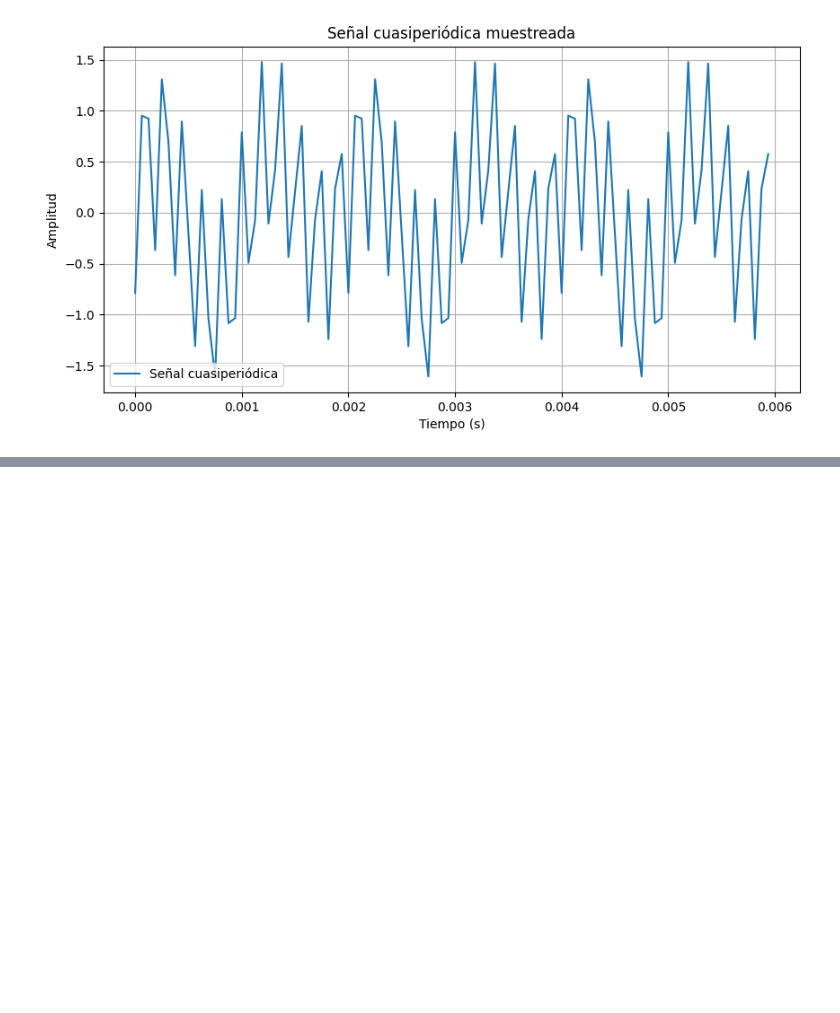
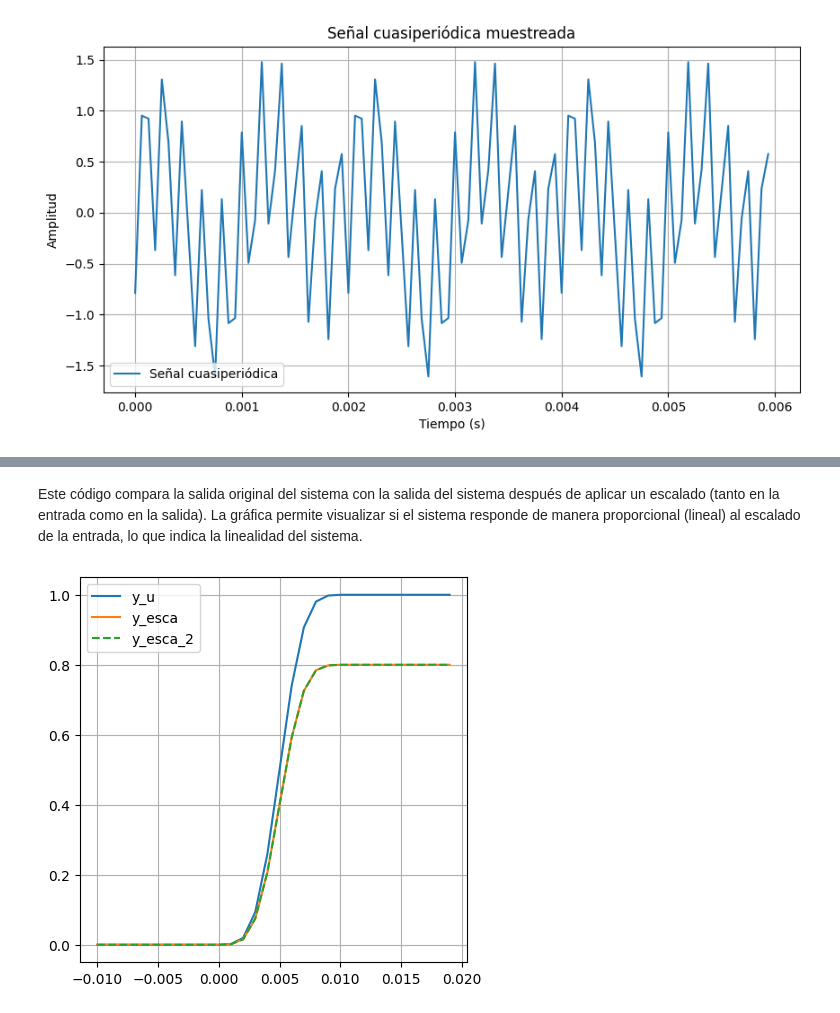
Before and after one commit to JParraArias/SignalsAndSystems2024-2, a Jupyter notebook: Parcial_1__Señales_y_sistemas_2024_2.ipynb, the cells around one changed output, grey strips where cells are left out. Drawn from its saved outputs; the diff is of its cells as text; code cells hidden in the pictures; blank space fills up the shorter version.

```diff
--- a/Parcial_1__Señales_y_sistemas_2024_2.ipynb
+++ b/Parcial_1__Señales_y_sistemas_2024_2.ipynb
@@ -217,0 +341,20 @@ plt.show()
+# %% [markdown]
+Este código compara la salida original del sistema con la salida del sistema después de aplicar un escalado (tanto en la entrada como en la salida). La gráfica permite visualizar si el sistema responde de manera proporcional (lineal) al escalado de la entrada, lo que indica la linealidad del sistema.
+# %%
+#Se verifica la linealidad
+from ctypes import c_bool
+a = 0.8
+c_linealidad = a*signal_u
+
+y_esca = my_system.predict(c_linealidad)
+
+y_esca_2 = a*y_u
+
+plt.figure(figsize=(5, 5))
+plt.plot(t,y_u,label='y_u')
+plt.plot(t,y_esca,label='y_esca')
+plt.plot(t,y_esca_2,label='y_esca_2',linestyle="--")
+plt.legend()
+plt.grid()
+# %% [output]
+[figure, added]
```
Also changed, not shown: parts of 28 cells of this notebook.
